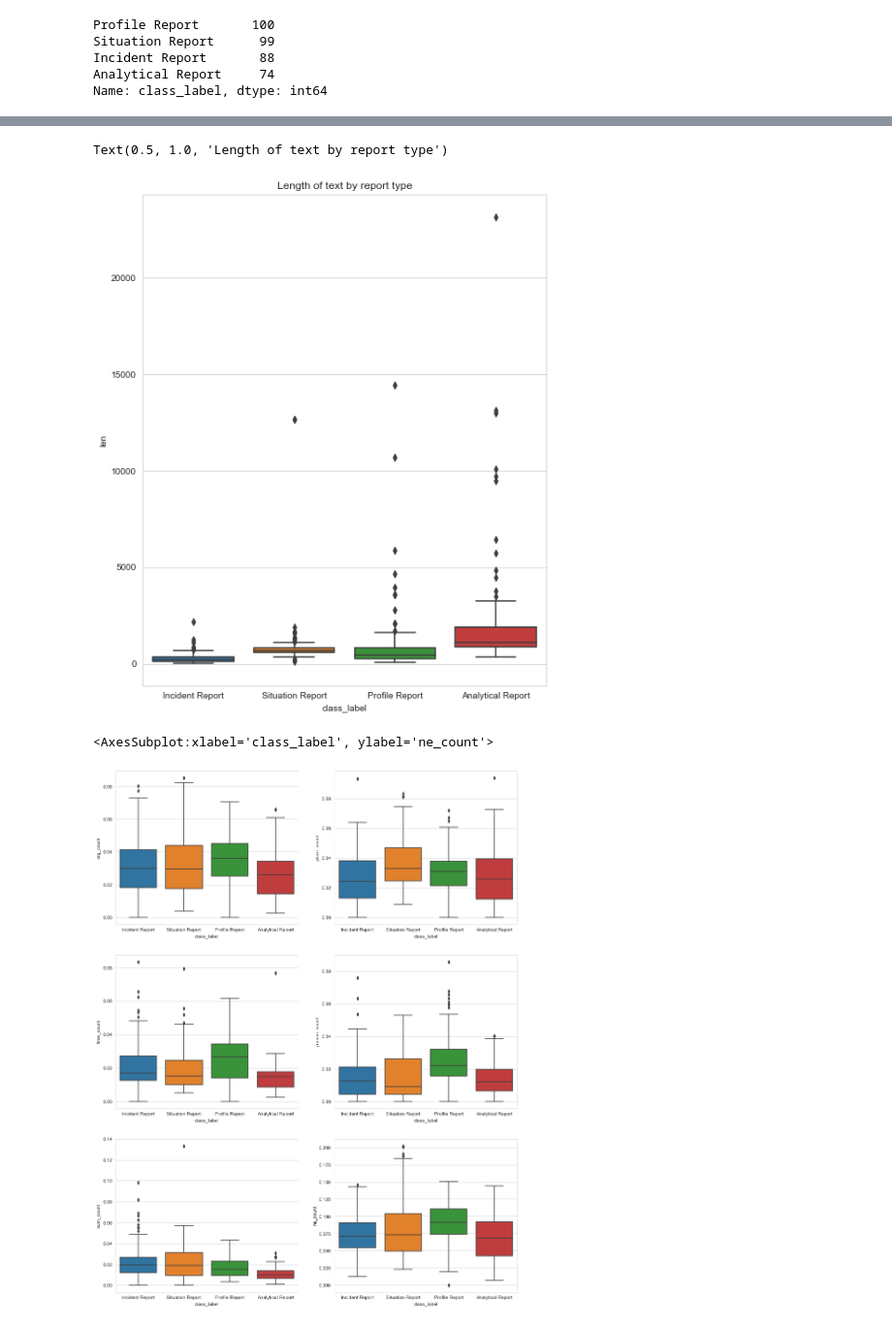
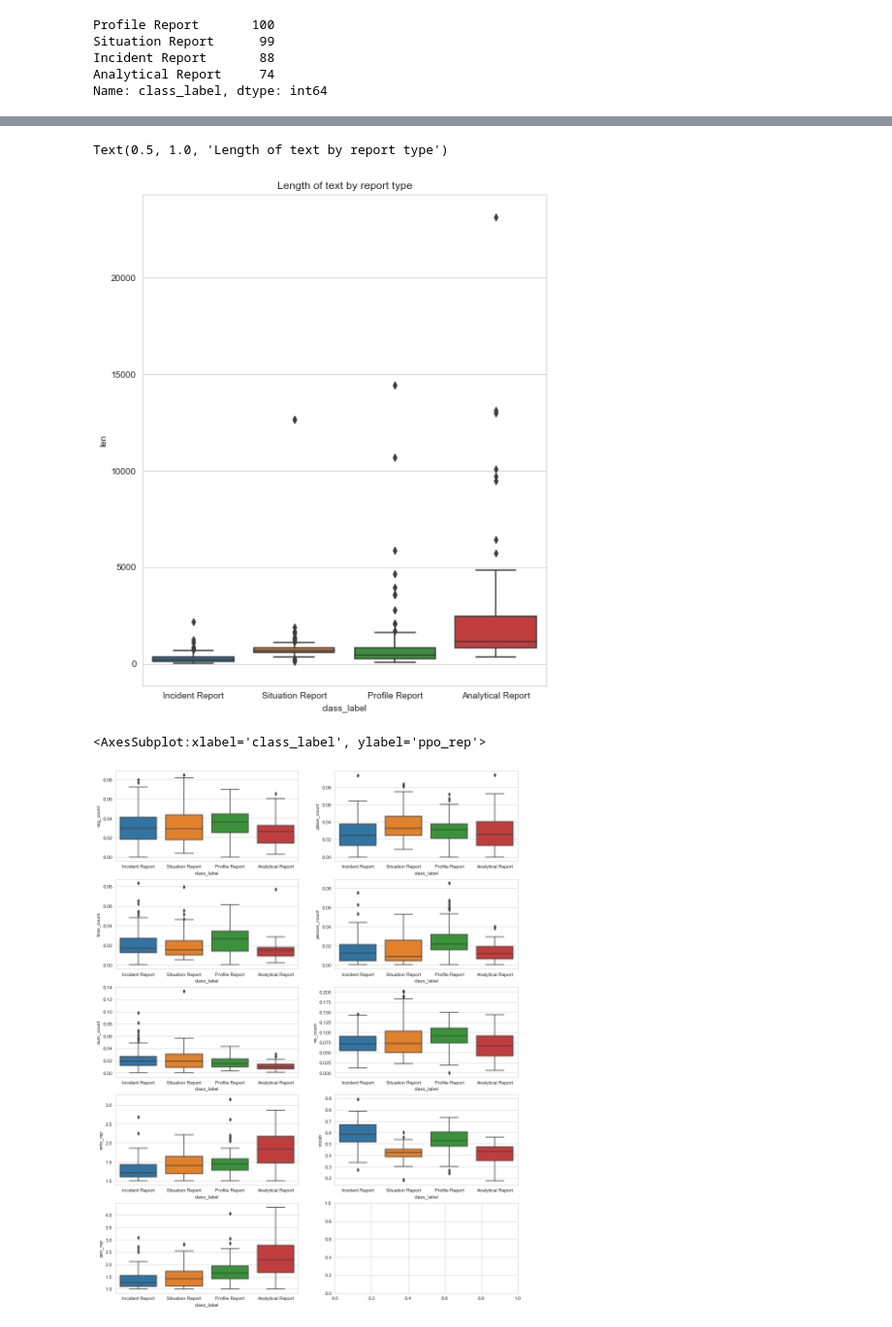
Before and after one commit to ninjalu/doc-classification, a Jupyter notebook: explore.ipynb, the cells around one changed output, grey strips where cells are left out. Shown at 97% size. Saved outputs shown, nothing was run; the diff lists cells and outputs as text; code cells hidden in the pictures.

```diff
--- a/explore.ipynb
+++ b/explore.ipynb
@@ -118,4 +118,4 @@ with open('data.pickle', 'wb') as handle:
 with open('data.pickle', 'rb') as handle:
     df = pickle.load(handle)
 # %%
-df = clean_texts(df, 'text')
+df = tokenize_ft_extraction(df, 'text')
@@ -124,2 +121,0 @@ KeyboardInterrupt:
-# %%
-df = feature_extraction(df, 'text')
@@ -125,0 +131,3 @@ df = feature_extraction(df, 'text')
+# %%
+# Manually fill out null
+df['ppo_rep'][df['ppo_rep'].isnull()] = 2
@@ -139,16 +213,19 @@ sns.boxplot(data=df, x='class_label', y='len')
 plt.title('Length of text by report type')
 # %% [output]
 Text(0.5, 1.0, 'Length of text by report type')
-[figure, old version]
+[figure, new version]
 # %%
-fig, axs = plt.subplots(nrows=3, ncols=2, figsize=(15, 20))
+fig, axs = plt.subplots(nrows=5, ncols=2, figsize=(15, 20))
 sns.boxplot(data=df, x='class_label', y='org_count', ax=axs[0][0])
 sns.boxplot(data=df, x='class_label', y='place_count', ax=axs[0][1])
 sns.boxplot(data=df, x='class_label', y='time_count', ax=axs[1][0])
 sns.boxplot(data=df, x='class_label', y='person_count', ax=axs[1][1])
 sns.boxplot(data=df, x='class_label', y='num_count', ax=axs[2][0])
 sns.boxplot(data=df, x='class_label', y='ne_count', ax=axs[2][1])
+sns.boxplot(data=df, x='class_label', y='ents_rep', ax=axs[3][0])
+sns.boxplot(data=df, x='class_label', y='vocab', ax=axs[3][1])
+sns.boxplot(data=df, x='class_label', y='ppo_rep', ax=axs[4][0])
 # %% [output]
-<AxesSubplot:xlabel='class_label', ylabel='ne_count'>
+<AxesSubplot:xlabel='class_label', ylabel='ppo_rep'>
-[figure, old version]
+[figure, new version]
 # %% [markdown]
```
Also changed, not shown: parts of 16 cells of this notebook, 3 other files.
